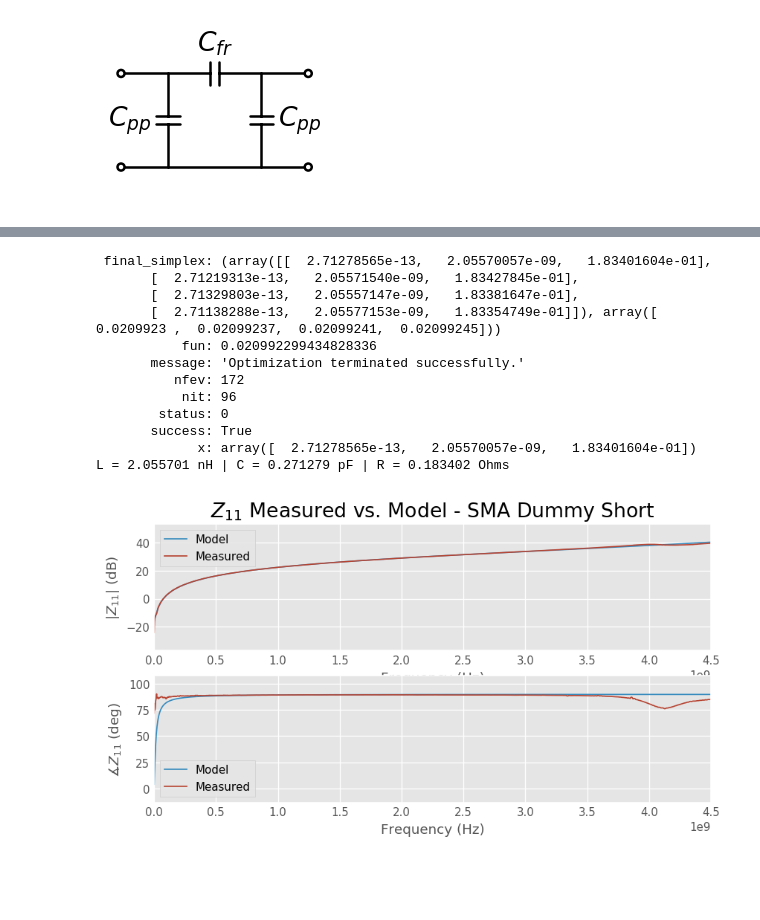
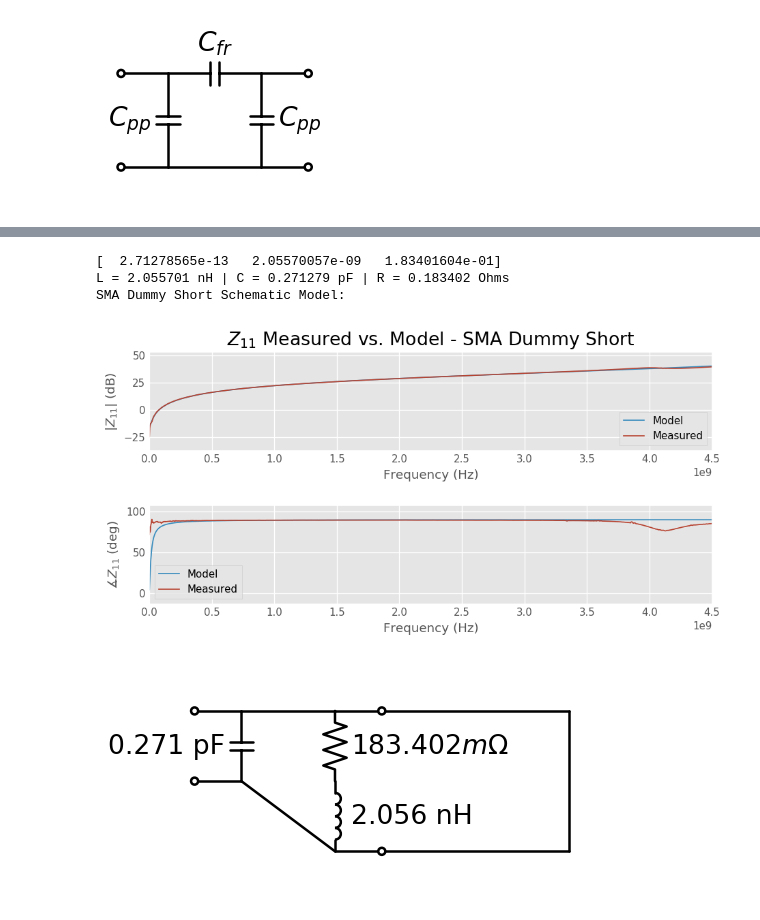
Before and after one commit to vighneshiyer/ee142_labs, a Jupyter notebook: lab1_redux/Lab1_Notebook.ipynb, the cells around one changed output, grey strips where cells are left out. Cells and saved outputs as stored; diff of their text form; code cells hidden in the pictures; blank space fills up the shorter version.

Commit message:
working on modeling

```diff
--- a/lab1_redux/Lab1_Notebook.ipynb
+++ b/lab1_redux/Lab1_Notebook.ipynb
@@ -46,6 +46,16 @@ def rad2deg(rad):
     return np.multiply(np.divide(rad, (2*np.pi)), 360.0)
 def deg2rad(deg):
     return np.multiply(np.divide(deg, 360.0), 2*np.pi)
+def nH(henries):
+    return str('%.3f' % (henries/1e-9) + ' nH')
+def pF(farads):
+    return str('%.3f' % (farads/1e-12) + ' pF')
+def fF(farads):
+    return str('%.3f' % (farads/1e-15) + ' fF')
+def mOhm(ohms):
+    return str('$' + '%.3f' % (ohms/1e-3) + ' m\Omega$')
+def Ohm(ohms):
+    return str('$' + '%.3f' % (ohms) + ' \Omega$')
 # %%
 # Collected data
 sma_dummy_short_data = rf.Network('data/sma_dummy_short.S2P')
@@ -136,5 +176,6 @@ Open Schematic Model:
 # %%
-def optimize_for_Z11(model, x0, measured_data, debug=False):
+# types of loss functions (real, imag, mag, phase, ri_combo, mp_combo)
+def optimize_for_Z11(model, x0, measured_data, debug=False, loss_fn='mag'):
     measured_Z11 = measured_data.z[:,0,0]
     measured_omega = measured_data.frequency.w
 
@@ -143,6 +184,7 @@ def optimize_for_Z11(model, x0, measured_data, debug=False):
             print("guess: ", guess)
         model_args_packed = [np.tile(x, len(measured_omega)) for x in guess]
         model_Z11 = model(measured_omega, *model_args_packed)
+        #### LOSS SHOULD INCLUDE ANGLE AS WELL AS ABS!!! (TREAT COMPLEX AND REAL LOSS SEPARATELY!!!!)
         MSE = (1.0 / len(measured_omega)) \
             * np.sum(np.abs(np.subtract(np.log(np.abs(model_Z11)), np.log(np.abs(measured_Z11)))))
         # Steer the optimizer away from excessively small component values
@@ -166,6 +208,7 @@ def compare_fit_with_data(model, model_fit_params, measured_data, title=''):
     fig = plt.figure(figsize=(w,h))
 
     plt.subplot(2, 1, 1)
+    plt.tight_layout()
     plt.plot(measured_f, mag2db(np.abs(model_Z11)))
     plt.plot(measured_f, mag2db(np.abs(measured_Z11)))
     plt.title('$Z_{11}$ Measured vs. Model - ' + title)
@@ -174,6 +217,7 @@ def compare_fit_with_data(model, model_fit_params, measured_data, title=''):
     plt.legend(['Model', 'Measured'])
 
     plt.subplot(2, 1, 2)
+    plt.tight_layout()
     plt.plot(measured_f, rad2deg(np.angle(model_Z11)))
     plt.plot(measured_f, rad2deg(np.angle(measured_Z11)))
     plt.xlabel('Frequency (Hz)')
@@ -181,22 +225,15 @@ def compare_fit_with_data(model, model_fit_params, measured_data, title=''):
     plt.legend(['Model', 'Measured'])
 # %%
 sma_dummy_short_fit = optimize_for_Z11(sma_dummy_short_model, (1e-12, 1e-9, 100e-3), sma_dummy_short_data)
-print(sma_dummy_short_fit)
+print(sma_dummy_short_fit.x)
 compare_fit_with_data(sma_dummy_short_model, sma_dummy_short_fit.x, sma_dummy_short_data, title='SMA Dummy Short')
 print("L = %f nH | C = %f pF | R = %f Ohms" %(sma_dummy_short_fit.x[1]/1e-9, sma_dummy_short_fit.x[0]/1e-12, sma_dummy_short_fit.x[2]))
+sma_dummy_short_schematic(R=mOhm(sma_dummy_short_fit.x[2]), C=pF(sma_dummy_short_fit.x[0]), L=nH(sma_dummy_short_fit.x[1]))
 # %% [output]
- final_simplex: (array([[  2.71278565e-13,   2.05570057e-09,   1.83401604e-01],
-       [  2.71219313e-13,   2.05571540e-09,   1.83427845e-01],
-       [  2.71329803e-13,   2.05557147e-09,   1.83381647e-01],
-       [  2.71138288e-13,   2.05577153e-09,   1.83354749e-01]]), array([ 0.0209923 ,  0.02099237,  0.02099241,  0.02099245]))
-           fun: 0.020992299434828336
-       message: 'Optimization terminated successfully.'
-          nfev: 172
-           nit: 96
-        status: 0
-       success: True
-             x: array([  2.71278565e-13,   2.05570057e-09,   1.83401604e-01])
+[  2.71278565e-13   2.05570057e-09   1.83401604e-01]
 L = 2.055701 nH | C = 0.271279 pF | R = 0.183402 Ohms
+SMA Dummy Short Schematic Model:
-[figure, old version]
+[figure, new version]
+[figure, added]
 # %%
 open_fit = optimize_for_Z11(open_model, (10e-15, 10e-12), open_data)
```
Also changed, not shown: parts of 7 cells of this notebook, 1 other file.
